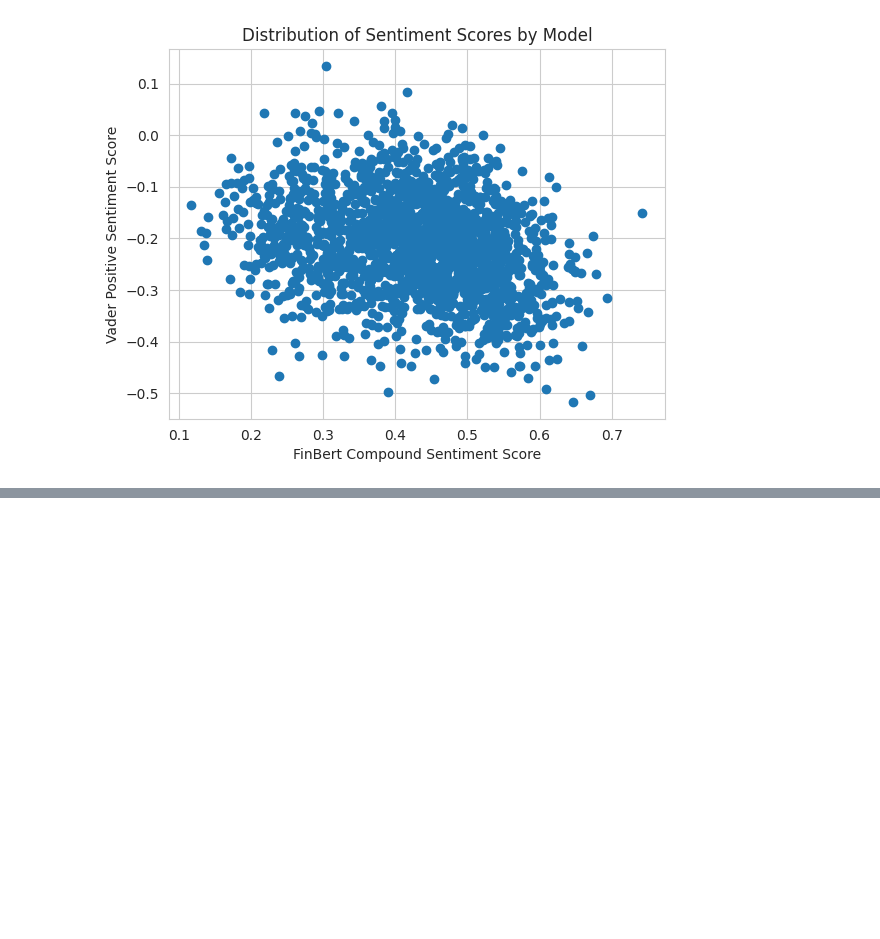
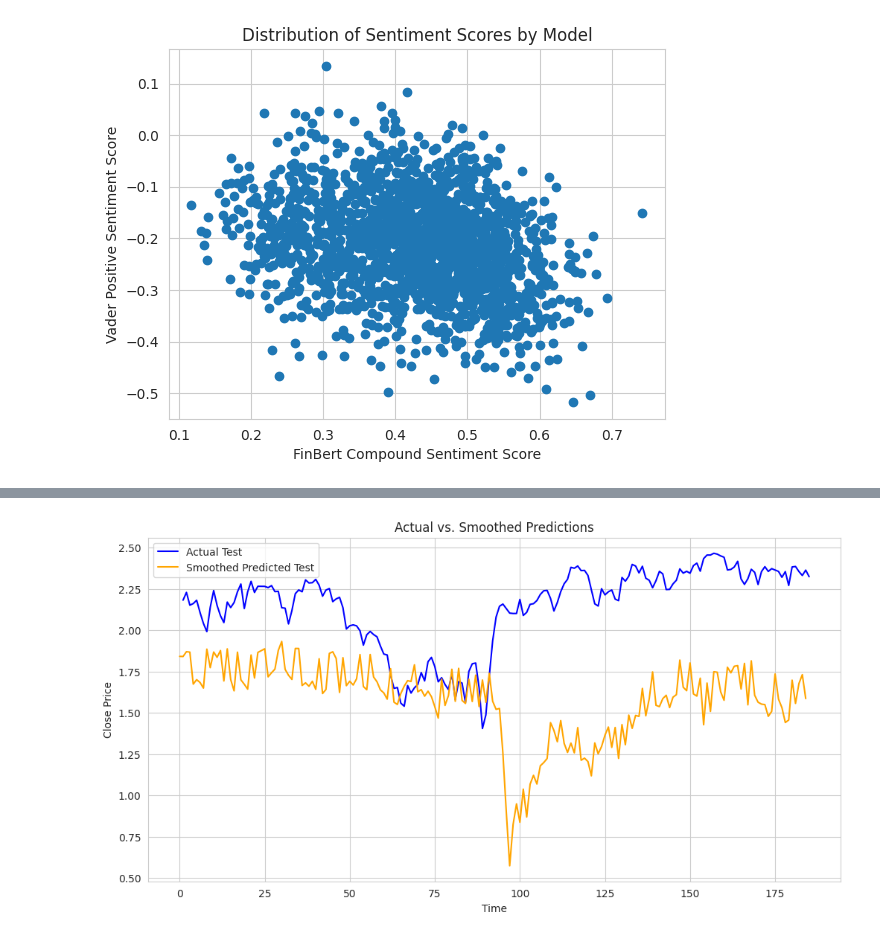
Before and after one commit to Askinkaty/TextStock, a Jupyter notebook: predict_close_price/Hierarchical_model.ipynb, the cells around one changed output, grey strips where cells are left out. Cells and saved outputs as stored; diff of their text form; code cells hidden in the pictures; blank space fills up the shorter version.

```diff
--- a/predict_close_price/Hierarchical_model.ipynb
+++ b/predict_close_price/Hierarchical_model.ipynb
@@ -616,0 +643,27 @@ plt.show()
+# %%
+import numpy as np
+import matplotlib.pyplot as plt
+
+def moving_average(data, window_size):
+    return np.convolve(data, np.ones(window_size) / window_size, mode='valid')
+
+window_size = 2  # Adjust the window size for smoothing
+
+# Smooth predictions
+smoothed_predictions = moving_average(all_test_predictions, window_size)
+
+# Adjust actual labels to match the length of smoothed predictions
+aligned_actual_labels = test_df['Close']
+
+
+# Plot actual and smoothed predictions
+plt.figure(figsize=(12, 6))
+plt.plot(aligned_actual_labels, label="Actual Test", color='blue')
+plt.plot(all_test_predictions, label="Smoothed Predicted Test", color='orange')
+plt.legend()
+plt.xlabel("Time")
+plt.ylabel("Close Price")
+plt.title("Actual vs. Smoothed Predictions")
+plt.show()
+# %% [output]
+[figure, added]
```
Also changed, not shown: parts of 19 cells of this notebook, 4 other files.
